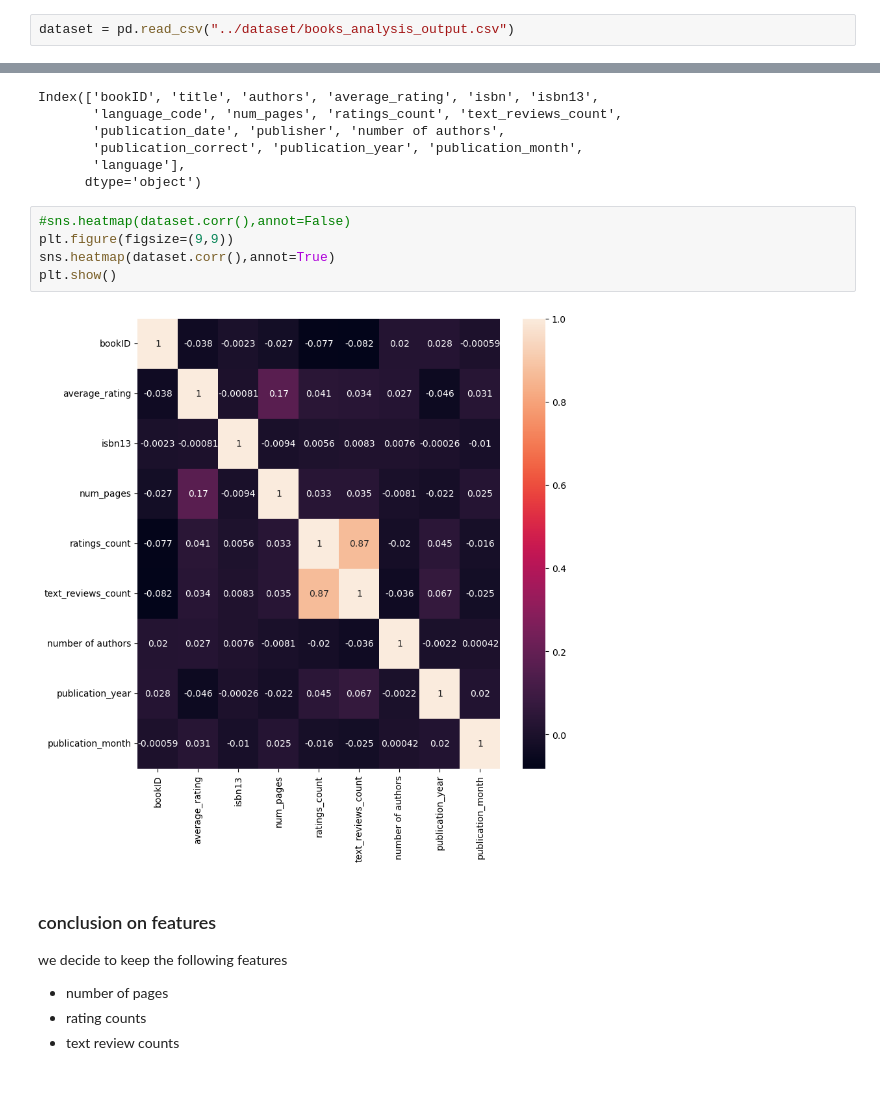
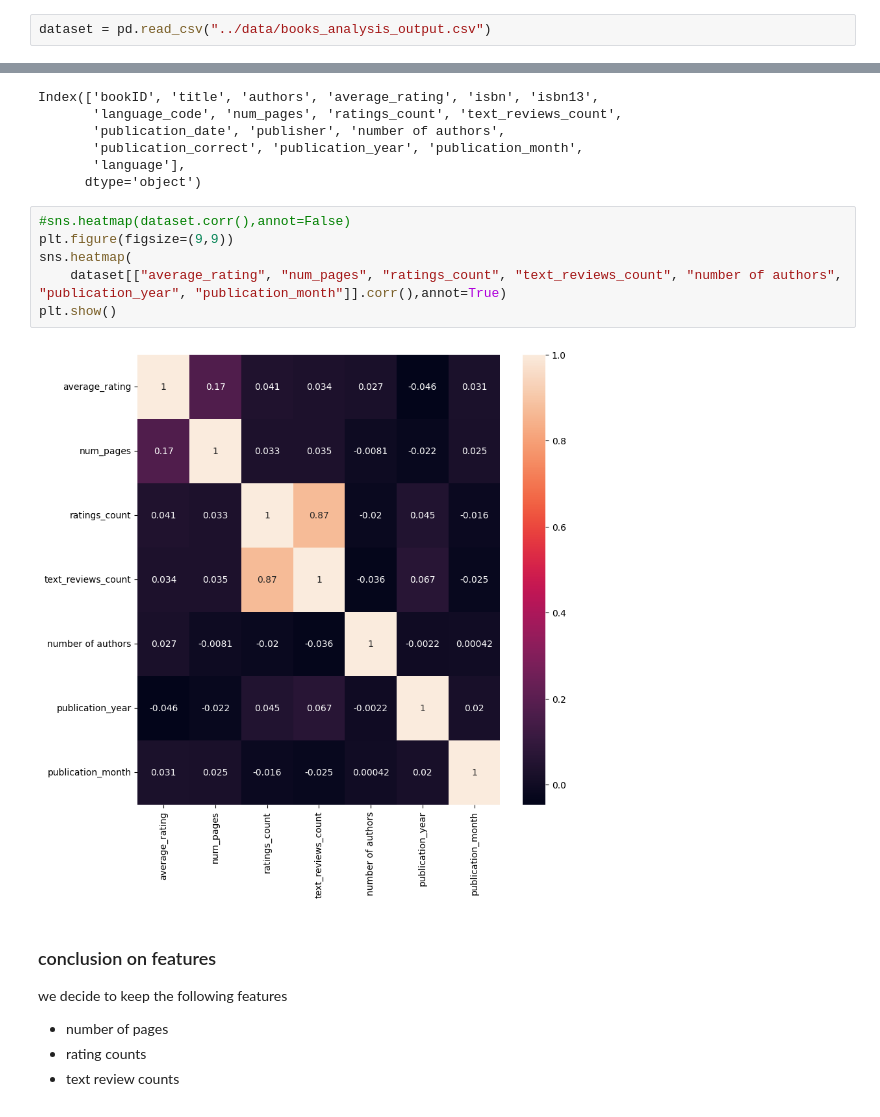
Before and after one commit to SouheilMaatoug/Goodreads-books-rating, a Jupyter notebook: notebooks/classification_logistic_regression.ipynb, the cells around one changed output, grey strips where cells are left out. Drawn from its saved outputs; the diff is of its cells as text.

```diff
--- a/notebooks/classification_logistic_regression.ipynb
+++ b/notebooks/classification_logistic_regression.ipynb
@@ -17,7 +17,7 @@ from sklearn.model_selection import train_test_split
 from sklearn.linear_model import LinearRegression
 from sklearn.metrics import mean_squared_error, r2_score
 # %%
-dataset = pd.read_csv("../dataset/books_analysis_output.csv")
+dataset = pd.read_csv("../data/books_analysis_output.csv")
 # %%
 dataset.info()
 # %% [output]
@@ -243,10 +243,11 @@ Index(['bookID', 'title', 'authors', 'average_rating', 'isbn', 'isbn13',
 # %%
 #sns.heatmap(dataset.corr(),annot=False)
 plt.figure(figsize=(9,9))
-sns.heatmap(dataset.corr(),annot=True)
+sns.heatmap(
+    dataset[["average_rating", "num_pages", "ratings_count", "text_reviews_count", "number of authors", "publication_year", "publication_month"]].corr(),annot=True)
 plt.show()
 # %% [output]
-[figure, old version]
+[figure, new version]
 # %% [markdown]
 ### conclusion on features
 we decide to keep the following features
```
Also changed, not shown: parts of 17 cells of this notebook.
